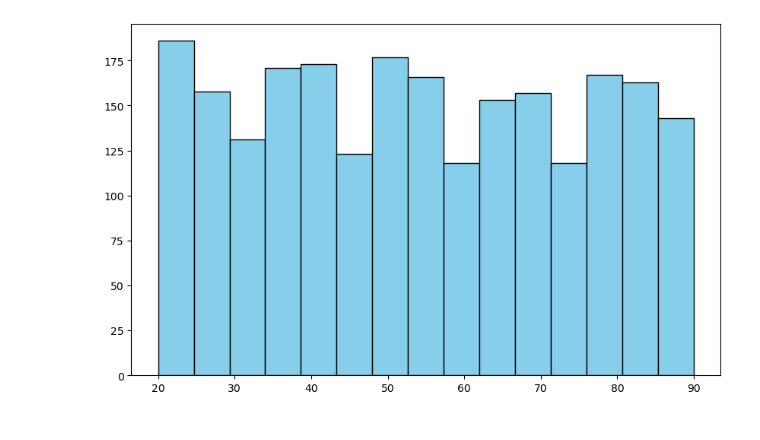
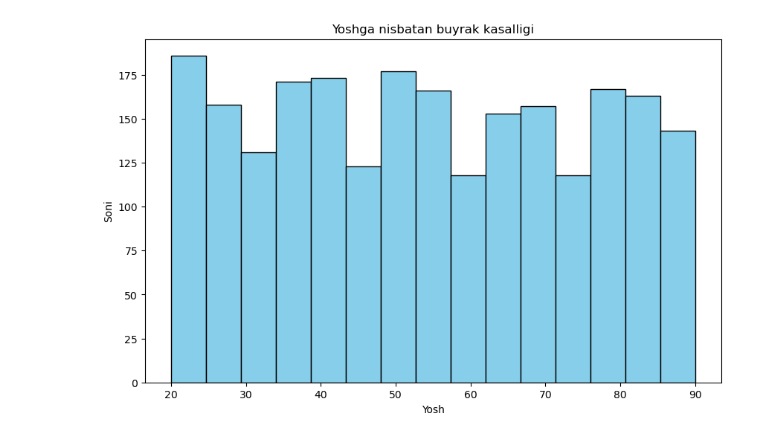
Before and after one commit to bunyod123/AI-DARSLAR, a Jupyter notebook: AI_Course(model_developing)/1-dars/data_check_1.ipynb, the cells around one changed output. Drawn from its saved outputs; the diff is of its cells as text; code cells hidden in the pictures.

```diff
--- a/AI_Course(model_developing)/1-dars/data_check_1.ipynb
+++ b/AI_Course(model_developing)/1-dars/data_check_1.ipynb
@@ -25,6 +36,10 @@ memory usage: 162.1 KB
 # %%
 plt.figure(figsize=(10,6))
 plt.hist(df['Age'], bins=15, color='skyblue',edgecolor='black')
+plt.title('Yoshga nisbatan buyrak kasalligi')
+plt.ylabel('Soni')
+plt.xlabel('Yosh')
+
 plt.show()
 # %% [output]
-[figure, old version]
+[figure, new version]
```
Also changed, not shown: parts of 4 cells of this notebook.
